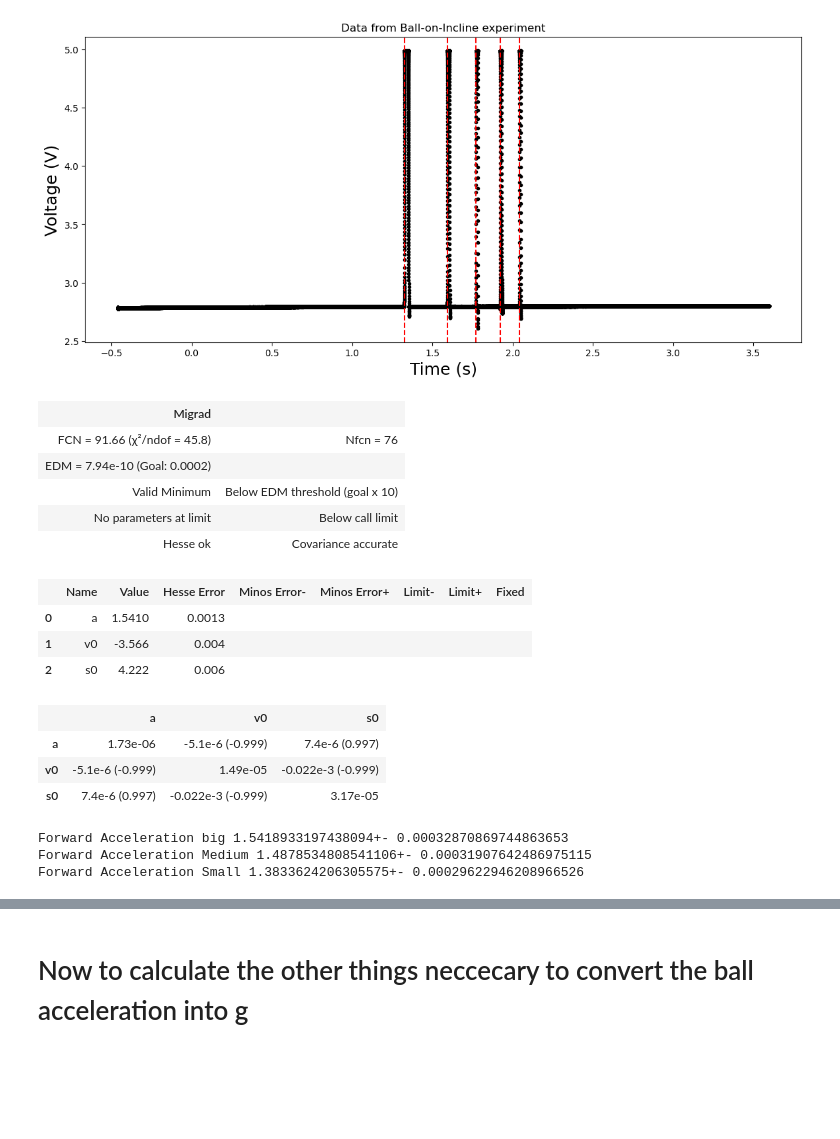
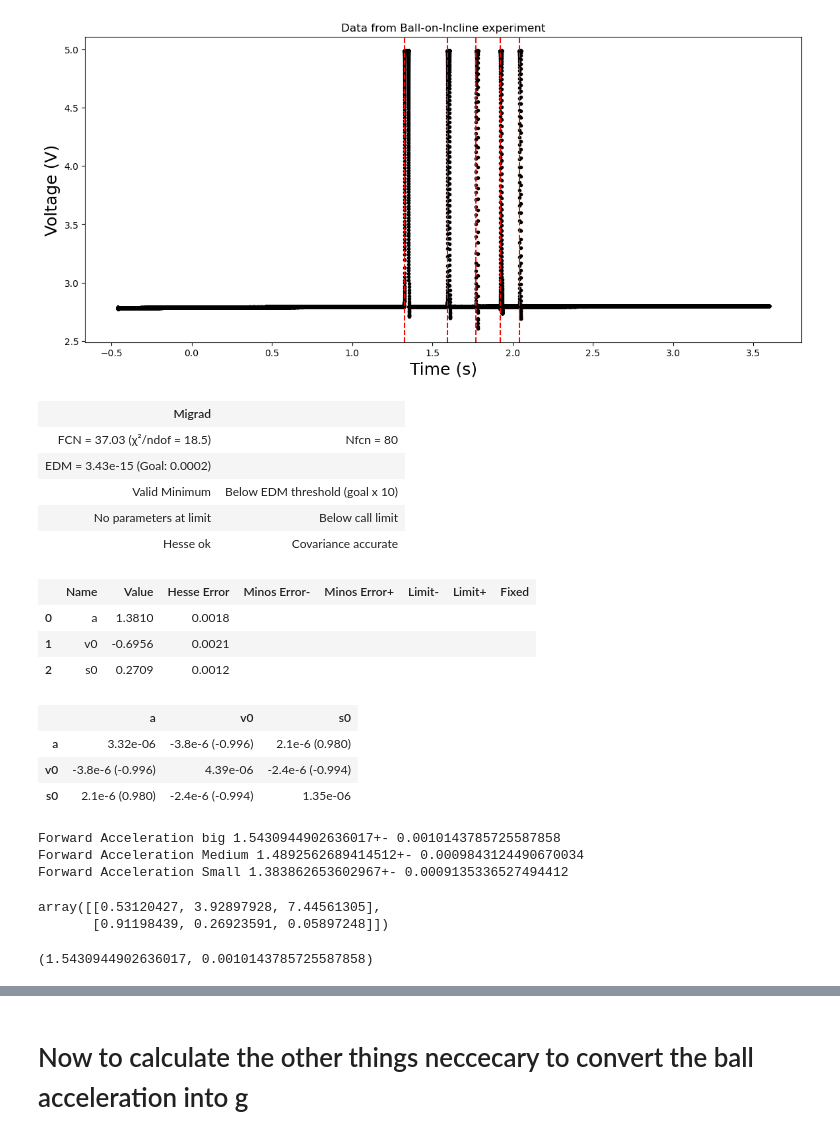
Before and after one commit to NikolajMunkKjaersgaard/Appstat-project, a Jupyter notebook: Project/BallOnIncline/Nikolaj_MeasurementsLab.ipynb, the cells around one changed output, grey strips where cells are left out. Cells and saved outputs as stored; diff of their text form; code cells hidden in the pictures; blank space fills up the shorter version.

```diff
--- a/Project/BallOnIncline/Nikolaj_MeasurementsLab.ipynb
+++ b/Project/BallOnIncline/Nikolaj_MeasurementsLab.ipynb
@@ -34,19 +34,19 @@ from scipy import stats
 def WeigthedMean(x, sigmax):
     top = 0
     btm = 0
-    for xi, si in zip(x,sigmax):
-        top += xi/si
-        btm += 1/si
+    for xi, si in zip(x, sigmax):
+        top += xi/si**2
+        btm += 1/si**2
     WeightMean = top/btm
-    return WeightMean, 1/btm
-
-GateNamex = [gate1, gate2, gate3, gate4, gate5]
+    return WeightMean, np.sqrt(1/btm)
+GateNamex = [gate1      , gate2    , gate3    , gate4    , gate5]
 GateNamesig = [sig_gate1, sig_gate2, sig_gate3, sig_gate4, sig_gate5]
 
 
-GateXMeans = []
+GateXMeans  = []
 GateXSigmas = []
-for xi,si in zip(GateNamex, GateNamesig):
+
+for xi, si in zip(GateNamex, GateNamesig):
     WmeanX, std = WeigthedMean(xi, si)
     GateXMeans.append(WmeanX)
     GateXSigmas.append(std)
@@ -107,24 +155,24 @@ def Parapolic_fit(x, a ,v0, s0):
     y = 1/2*a *x**2 +v0*x+ s0
     return y
 # %%
-ParabolicFitObj = cost.LeastSquares(x = TimeArray[4], y =GateXMeans, yerror=GateXSigmas, model= Parapolic_fit)
+ParabolicFitObj = cost.LeastSquares(x = TimeArray[12], y =GateXMeans, yerror=GateXSigmas, model= Parapolic_fit)
 fit = Minuit(ParabolicFitObj, a=0.6, s0 = 2, v0 = 2)
 fit.migrad()
 # %% [output]
 | Migrad |  |
-| FCN = 91.66 (χ²/ndof = 45.8) | Nfcn = 76 |
-| EDM = 7.94e-10 (Goal: 0.0002) |  |
+| FCN = 37.03 (χ²/ndof = 18.5) | Nfcn = 80 |
+| EDM = 3.43e-15 (Goal: 0.0002) |  |
 | Valid Minimum | Below EDM threshold (goal x 10) |
 | No parameters at limit | Below call limit |
 | Hesse ok | Covariance accurate |
 |  | Name | Value | Hesse Error | Minos Error- | Minos Error+ | Limit- | Limit+ | Fixed |
-| 0 | a | 1.5410 | 0.0013 |  |  |  |  |  |
-| 1 | v0 | -3.566 | 0.004 |  |  |  |  |  |
-| 2 | s0 | 4.222 | 0.006 |  |  |  |  |  |
+| 0 | a | 1.3810 | 0.0018 |  |  |  |  |  |
+| 1 | v0 | -0.6956 | 0.0021 |  |  |  |  |  |
+| 2 | s0 | 0.2709 | 0.0012 |  |  |  |  |  |
 |  | a | v0 | s0 |
-| a | 1.73e-06 | -5.1e-6 (-0.999) | 7.4e-6 (0.997) |
-| v0 | -5.1e-6 (-0.999) | 1.49e-05 | -0.022e-3 (-0.999) |
-| s0 | 7.4e-6 (0.997) | -0.022e-3 (-0.999) | 3.17e-05 |
+| a | 3.32e-06 | -3.8e-6 (-0.996) | 2.1e-6 (0.980) |
+| v0 | -3.8e-6 (-0.996) | 4.39e-06 | -2.4e-6 (-0.994) |
+| s0 | 2.1e-6 (0.980) | -2.4e-6 (-0.994) | 1.35e-06 |
 # %%
 AccelerationValueArray = []
 AccelerationSigmaArray = []
@@ -152,15 +200,3 @@ ReverseAccelerationValuesSmall = ReverseAccelerationValues[4:8]
 
 ForwardAccelerationValuesMedium = ForwardAccelerationValues[8:12]
 ReverseAccelerationValuesMedium = ReverseAccelerationValues[8:12]
-# %%
-ForwardAccelerationBig = WeigthedMean(ForwardAccelerationValuesBig[:,0],ForwardAccelerationValuesBig[:,1] )
-ForwardAccelerationMedium = WeigthedMean(ForwardAccelerationValuesMedium[:,0],ForwardAccelerationValuesMedium[:,1] )
-ForwardAccelerationSmall = WeigthedMean(ForwardAccelerationValuesSmall[:,0],ForwardAccelerationValuesSmall[:,1] )
-
-print(f'Forward Acceleration big {ForwardAccelerationBig[0]}+- {ForwardAccelerationBig[1]}')
-print(f'Forward Acceleration Medium {ForwardAccelerationMedium[0]}+- {ForwardAccelerationMedium[1]}')
-print(f'Forward Acceleration Small {ForwardAccelerationSmall[0]}+- {ForwardAccelerationSmall[1]}')
-# %% [output]
-Forward Acceleration big 1.5418933197438094+- 0.00032870869744863653
-Forward Acceleration Medium 1.4878534808541106+- 0.00031907642486975115
-Forward Acceleration Small 1.3833624206305575+- 0.00029622946208966526
@@ -167,3 +212,28 @@ Forward Acceleration Small 1.3833624206305575+- 0.00029622946208966526
+# %%
+#Using the weighted mean with estimated uncertainties
+
+ForwardAccelerationBig = WeigthedMean(ForwardAccelerationValuesBig[:,0],ForwardAccelerationValuesBig[:,1] )
+ForwardAccelerationMedium = WeigthedMean(ForwardAccelerationValuesMedium[:,0],ForwardAccelerationValuesMedium[:,1] )
+ForwardAccelerationSmall = WeigthedMean(ForwardAccelerationValuesSmall[:,0],ForwardAccelerationValuesSmall[:,1] )
+
+FABChiP = ChiSquareTestWeightedMean(ForwardAccelerationValuesBig[:,0], ForwardAccelerationValuesBig[:,1])
+FAMChiP = ChiSquareTestWeightedMean(ForwardAccelerationValuesMedium[:,0], ForwardAccelerationValuesMedium[:,1])
+FASChiP = ChiSquareTestWeightedMean(ForwardAccelerationValuesSmall[:,0], ForwardAccelerationValuesSmall[:,1])
+
+print(f'Forward Acceleration big {ForwardAccelerationBig[0]}+- {ForwardAccelerationBig[1]}')
+print(f'Forward Acceleration Medium {ForwardAccelerationMedium[0]}+- {ForwardAccelerationMedium[1]}')
+print(f'Forward Acceleration Small {ForwardAccelerationSmall[0]}+- {ForwardAccelerationSmall[1]}')
+np.column_stack((FABChiP, FAMChiP, FASChiP))
+# %% [output]
+Forward Acceleration big 1.5430944902636017+- 0.0010143785725587858
+Forward Acceleration Medium 1.4892562689414512+- 0.0009843124490670034
+Forward Acceleration Small 1.383862653602967+- 0.0009135336527494412
+array([[0.53120427, 3.92897928, 7.44561305],
+       [0.91198439, 0.26923591, 0.05897248]])
+# %%
+ForwardAccelerationBig
+# %% [output]
+(1.5430944902636017, 0.0010143785725587858)
 # %%
 ReverseAccelerationBig = WeigthedMean(ReverseAccelerationValuesBig[:,0],ReverseAccelerationValuesBig[:,1] )
 ReverseAccelerationMedium = WeigthedMean(ReverseAccelerationValuesMedium[:,0],ReverseAccelerationValuesMedium[:,1] )
```
Also changed, not shown: parts of 15 cells of this notebook.
